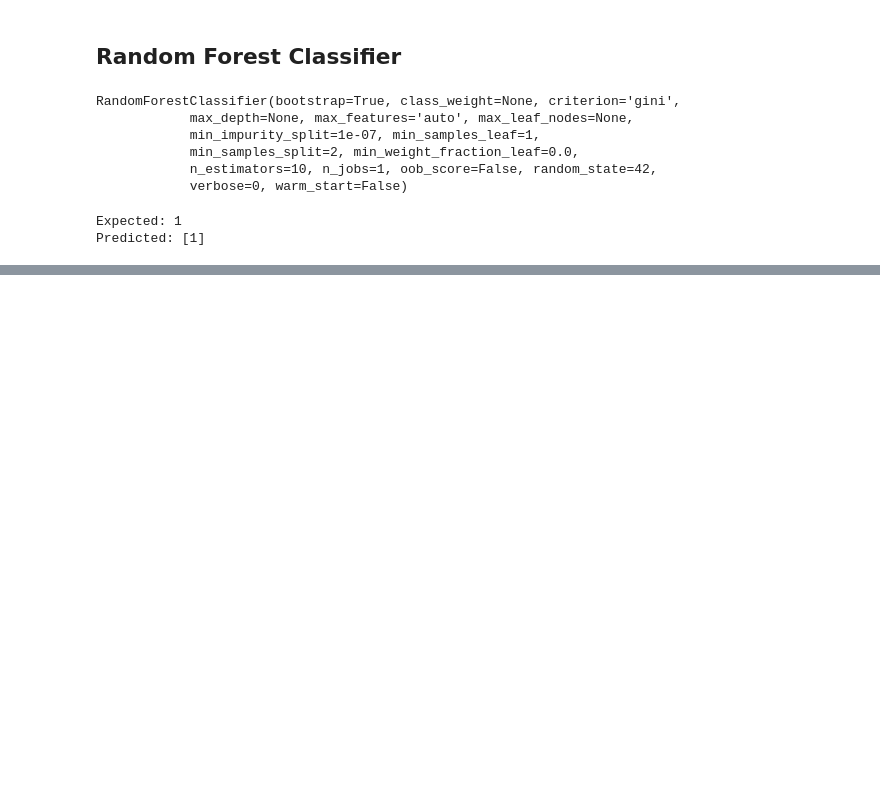
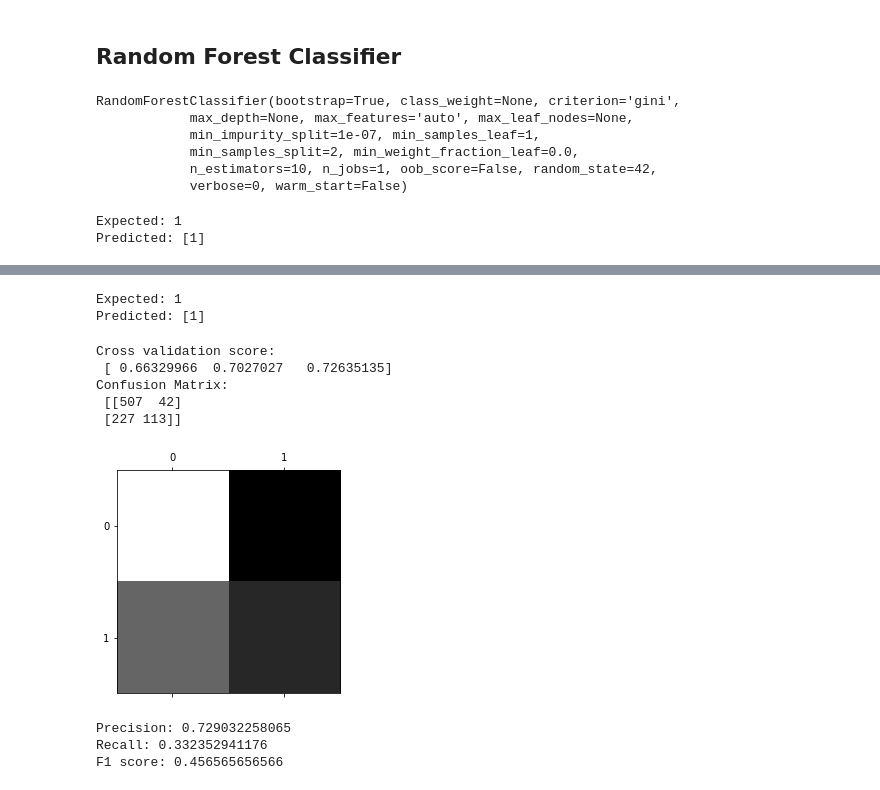
Before and after one commit to emushtaq/kaggle-titanic, a Jupyter notebook: Binary-Classification.ipynb, the cells around one changed output, grey strips where cells are left out. Cells and saved outputs as stored; diff of their text form; code cells hidden in the pictures; blank space fills up the shorter version.

```diff
--- a/Binary-Classification.ipynb
+++ b/Binary-Classification.ipynb
@@ -330,0 +442,4 @@ F1 score: 0.714285714286
+# %%
+mlp_clf = MLPClassifier(batch_size=10 ,max_iter=10000, solver='sgd',early_stopping=True,
+                        learning_rate="adaptive", random_state=42, warm_start=True)
+mlp_clf.fit(x_train_scaled, y_train_cleaned)
@@ -331,3 +454,23 @@ F1 score: 0.714285714286
+# %%
+# Testing on training data
+
+print ("Expected: %s" % (y_train_cleaned[3]))
+print ("Predicted: %s" % (mlp_clf.predict(x_train_scaled[3].reshape(-1,7))))
+# %% [output]
+Expected: 1
+Predicted: [1]
+# %%
+evaluate(mlp_clf, x_train_scaled, y_train_cleaned)
+# %% [output]
+Cross validation score:
+ [ 0.66329966  0.7027027   0.72635135]
+Confusion Matrix:
+ [[507  42]
+ [227 113]]
+[figure, added]
+Precision: 0.729032258065
+Recall: 0.332352941176
+F1 score: 0.456565656566
 # %%
 # Kaggle needs the submission to have a certain format;
 # see https://www.kaggle.com/c/titanic-gettingStarted/download/gendermodel.csv
```
Also changed, not shown: parts of 20 cells of this notebook.
